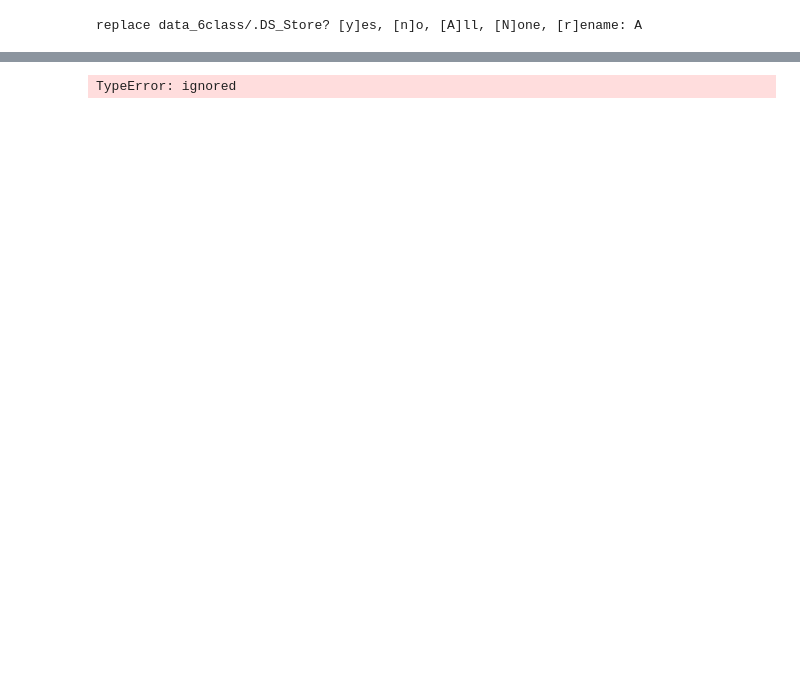
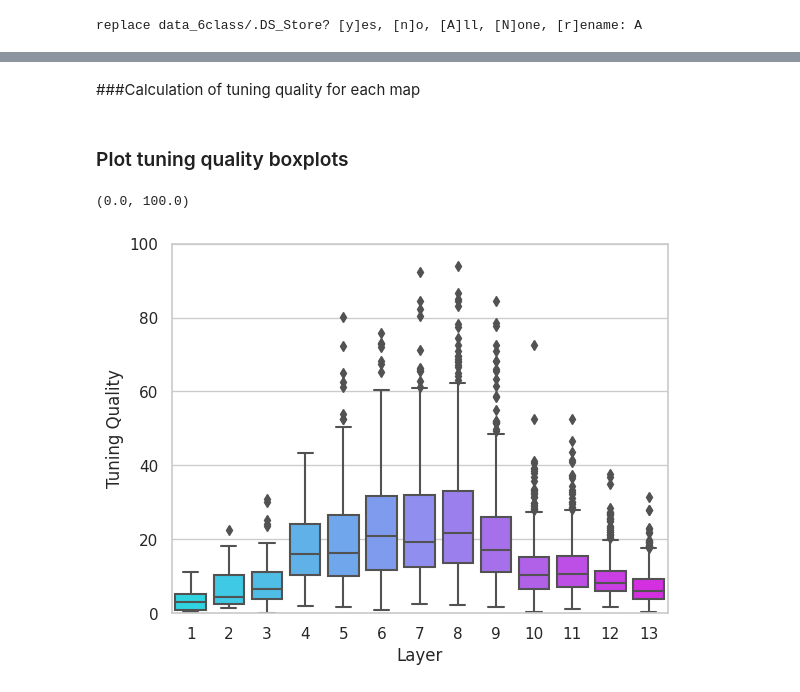
Before and after one commit to soukhind2/vgg16obj, a Jupyter notebook: colab_test.ipynb, the cells around one changed output, grey strips where cells are left out. Cells and saved outputs as stored; diff of their text form; code cells hidden in the pictures; blank space fills up the shorter version.

Commit message:
Gradient value patch 1.2

```diff
--- a/colab_test.ipynb
+++ b/colab_test.ipynb
@@ -309 +293,4 @@ Elapsed: 276.30232858657837s
+# %%
+with open ('/content/drive/My Drive/obj/outfile', 'rb') as fp:
+    tun_activ = pickle.load(fp)
 # %% [markdown]
@@ -314,20 +298,42 @@ with open ('/content/drive/My Drive/obj/outfile', 'rb') as fp:
-# %%
-layer_names = [layer.name for layer in model.layers if 'conv' in layer.name]
-
-avg_tun_value = [[0 for item in subl] for subl in tun_value[0]]
-for img in range(len(tun_value)):
-  tensor_tun = tun_value[img]
-  for layer in range(len(tensor_tun)):
-    for map in range(len(tensor_tun[layer])):
-      avg_tun_value[layer][map] += tensor_tun[layer][map]
-
-avg_tun_value = [[item / 10 for item in subl] for subl in avg_tun_value]
-
-std_tun_value = [[0 for item in subl] for subl in tun_value[0]]
-for img in range(len(tun_value)):
-  tensor_tun = tun_value[img]
-  for layer in range(len(tensor_tun)):
-    for map in range(len(tensor_tun[layer])):
-      std_tun_value[layer][map] = (tensor_tun[layer][map] - avg_tun_value)**2/len(tun_value)
-# %% [output]
-TypeError: ignored
+# %%
+ncats = 6
+labels = np.array([0] * 250 + [1]*250 + [2] * 250 + [3] * 250 + [4] * 275 + [5] * 279)
+cat_tun = [[[] for j in range(len(tun_activ[0]))] for i in range(ncats)]
+
+avg_tun_activ = tc.calc_avg(tun_activ) #average tuning activity for each map
+std_tun_activ = tc.calc_std(tun_activ,avg_tun_activ) #std tuning activity for each map
+
+for i in range(ncats):
+  #Calculating average activity of each
+  #feature map in response to images of respective category,
+  #with the mean activity under all image categories subtracted from it
+  idx = list(np.where(labels == i))
+  cat_tun[i] = tc.calc_avg([tun_activ[i] for i in idx[0]])
+
+# Vector of tuning values for each obj cataegory
+fc = [[[0 for item in subl] for subl in cat_tun[0]] for i in range(ncats)]
+
+for cat in range(ncats):
+  for layer in range(len(cat_tun[cat])):
+    for map in range(len(cat_tun[cat][layer])):
+      if std_tun_activ[layer][map] == 0:
+        continue
+      fc[cat][layer][map] = (cat_tun[cat][layer][map] -
+                                avg_tun_activ[layer][map])/std_tun_activ[layer][map]
+# %% [markdown]
+###Calculation of tuning quality for each map
+# %%
+tun_quality = tc.calc_tun_quality(fc)
+# %% [markdown]
+### Plot tuning quality boxplots
+# %%
+import seaborn as sns
+sns.set(style="whitegrid")
+ax = sns.boxplot(data = tun_quality,palette='cool')
+ax.set_xlabel('Layer')
+ax.set_xticklabels(np.arange(1,14))
+ax.set_ylabel('Tuning Quality')
+ax.set_ylim([0,100])
+# %% [output]
+(0.0, 100.0)
+[figure, added]
```
Also changed, not shown: parts of 31 cells of this notebook.
